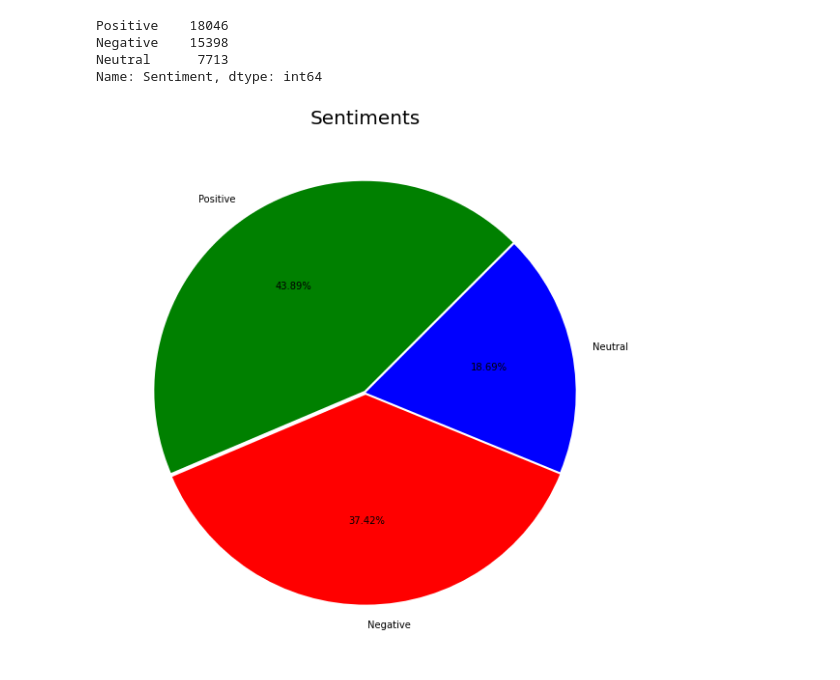
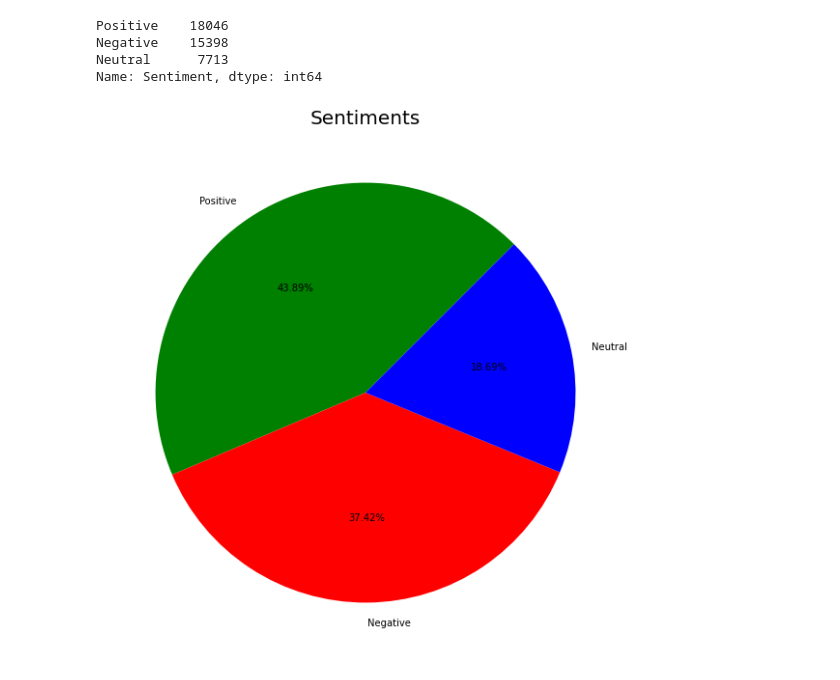
Before and after one commit to pritindra/ML_projects, a Jupyter notebook: Corona_nlp/corona_nlp.ipynb, the cells around one changed output. Drawn from its saved outputs; the diff is of its cells as text; code cells hidden in the pictures.

```diff
--- a/Corona_nlp/corona_nlp.ipynb
+++ b/Corona_nlp/corona_nlp.ipynb
@@ -49,15 +49,15 @@ Name: Sentiment, dtype: int64
 # %%
 from sklearn.model_selection import train_test_split
 
 train_text,val_text,train_label,val_label=train_test_split(df.OriginalTweet,df.Sentiment,\
                                                            test_size=0.15,random_state=42)
 
 plt.figure(figsize=(15,10))
-plt.pie(train_label.value_counts(),explode=[0.01,0.01,0.001],\
+plt.pie(train_label.value_counts(),\
         colors=['green','red','blue'],
         labels=['Positive','Negative','Neutral'],\
         autopct='%0.2f%%',radius=1,startangle=45)
 plt.title('Sentiments',fontdict={'size':'20'})
 plt.show()
 # %% [output]
-[figure, old version]
+[figure, new version]
```
Also changed, not shown: parts of 6 cells of this notebook.
